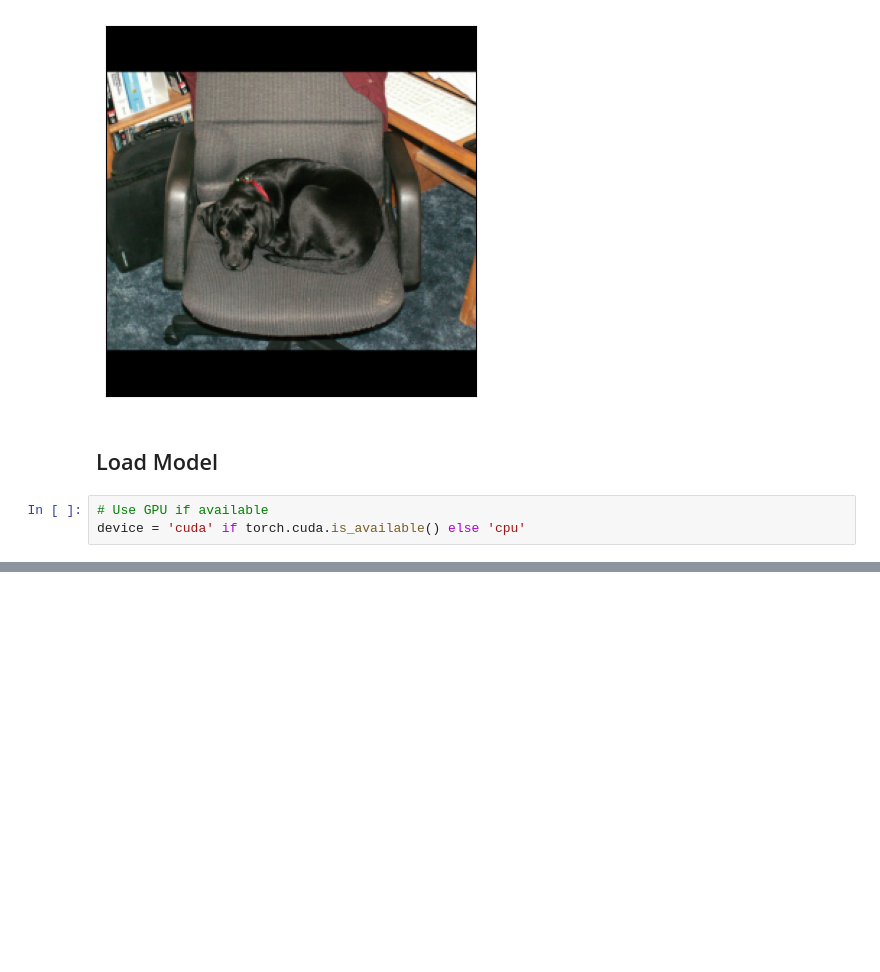
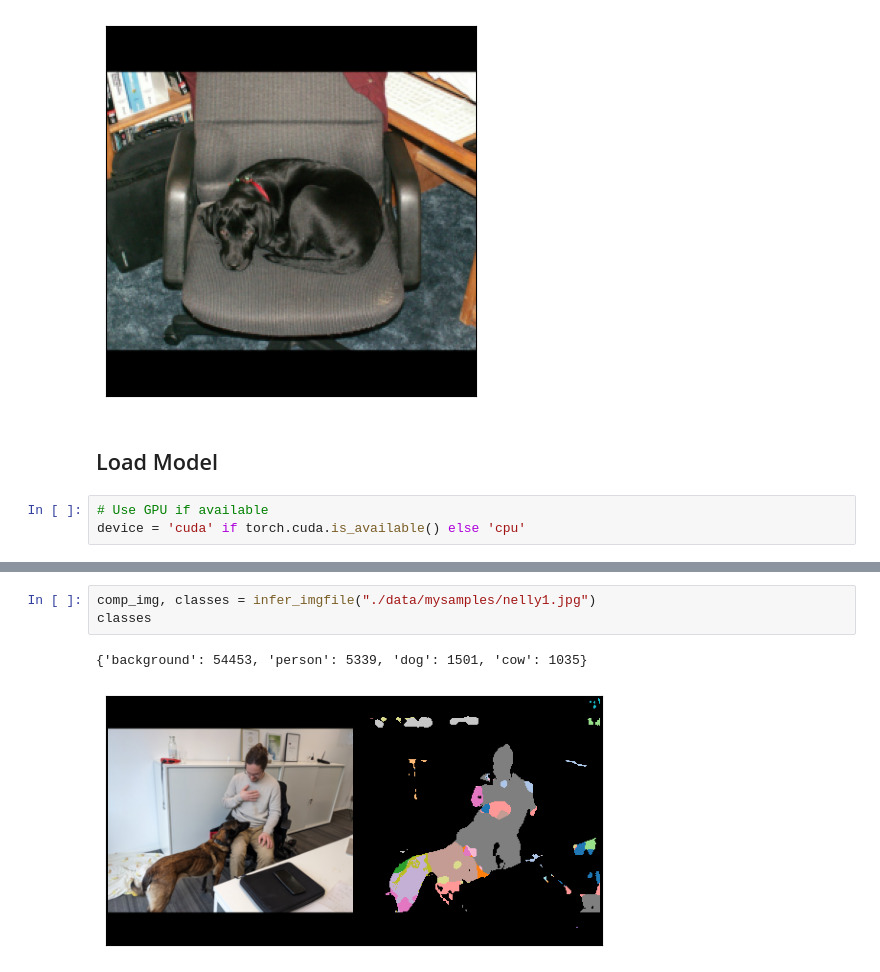
Before and after one commit to akors/dogunet, a Jupyter notebook: dogunet-analyze.ipynb, the cells around one changed output, grey strips where cells are left out. Saved outputs shown, nothing was run; the diff lists cells and outputs as text; blank space fills up the shorter version.

```diff
--- a/dogunet-analyze.ipynb
+++ b/dogunet-analyze.ipynb
@@ -150,0 +173,6 @@ Clipping input data to the valid range for imshow with RGB data ([0..1] for floa
+# %%
+comp_img, classes = infer_imgfile("./data/mysamples/nelly1.jpg")
+classes
+# %% [output]
+{'background': 54453, 'person': 5339, 'dog': 1501, 'cow': 1035}
+[figure, added]
```
Also changed, not shown: parts of 35 cells of this notebook.
